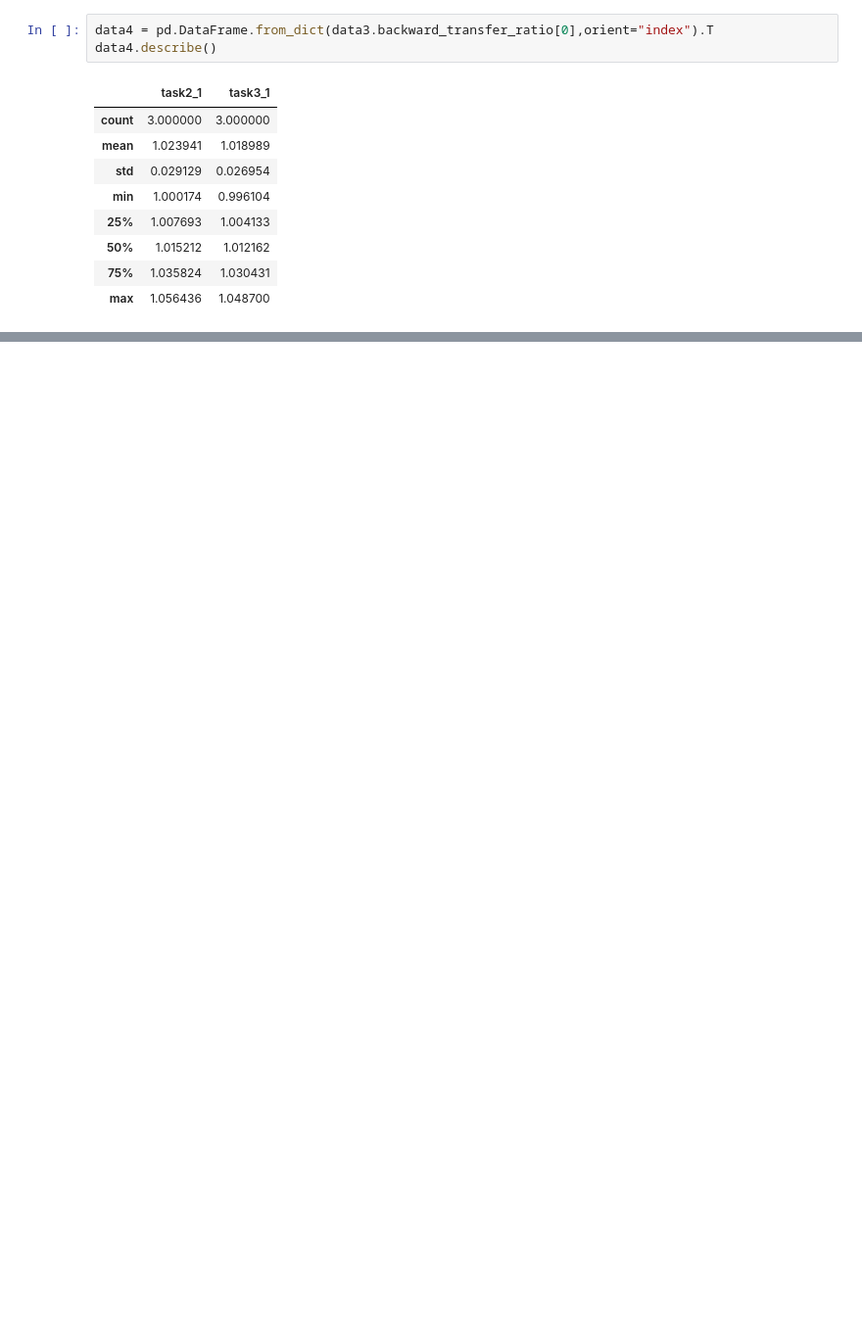
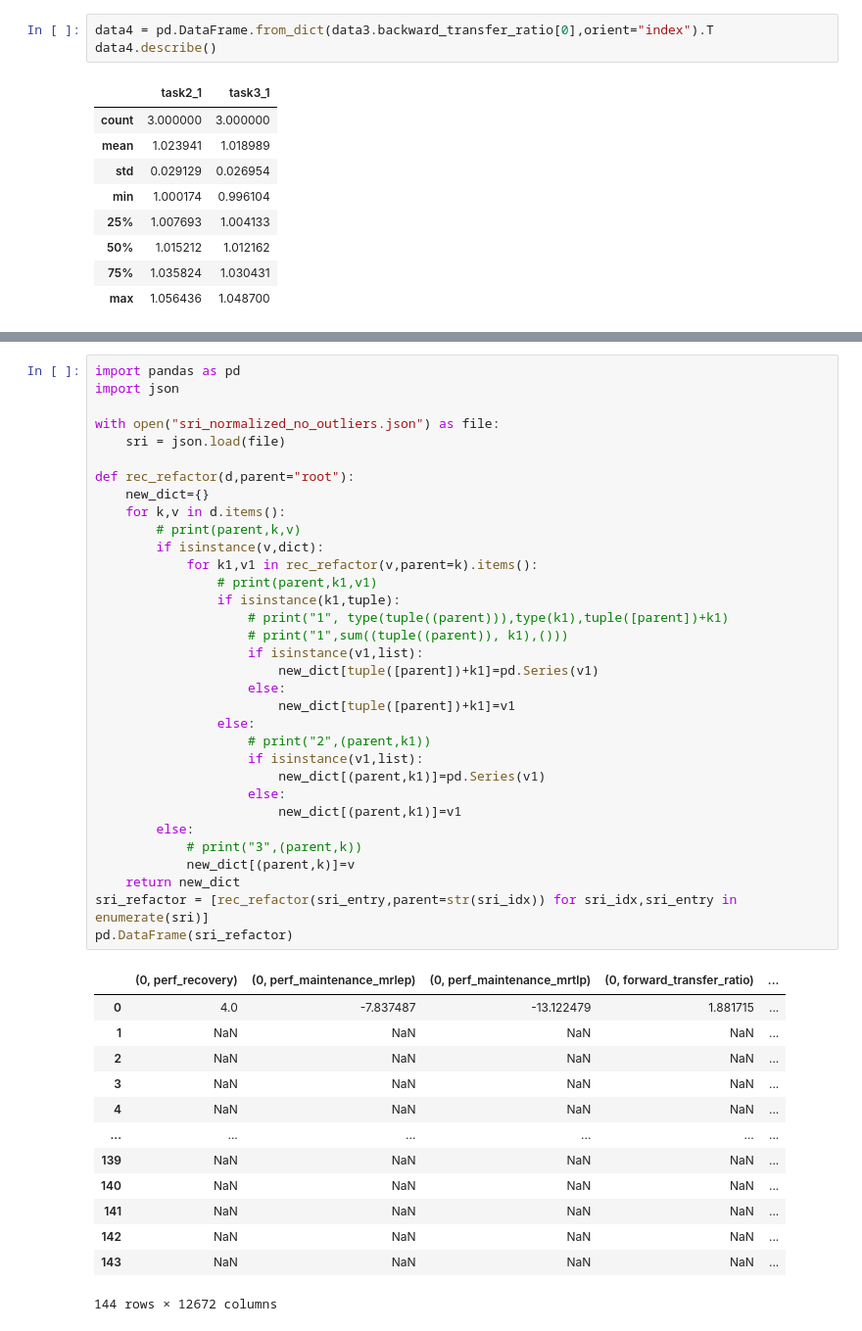
Before and after one commit to lifelong-learning-systems/l2metrics, a Jupyter notebook: examples/multi_task_JSONanalytics.ipynb, the cells around one changed output, grey strips where cells are left out. Shown: that part at 98% size. Drawn from its saved outputs; the diff is of its cells as text; blank space fills up the shorter version.

```diff
--- a/examples/multi_task_JSONanalytics.ipynb
+++ b/examples/multi_task_JSONanalytics.ipynb
@@ -167,0 +287,47 @@ task_metrics.task1_1.num_ex
+# %%
+import pandas as pd
+import json
+
+with open("sri_normalized_no_outliers.json") as file:
+    sri = json.load(file)
+
+def rec_refactor(d,parent="root"):
+    new_dict={}
+    for k,v in d.items():
+        # print(parent,k,v)
+        if isinstance(v,dict):
+            for k1,v1 in rec_refactor(v,parent=k).items():
+                # print(parent,k1,v1)
+                if isinstance(k1,tuple):
+                    # print("1", type(tuple((parent))),type(k1),tuple([parent])+k1)
+                    # print("1",sum((tuple((parent)), k1),()))
+                    if isinstance(v1,list):
+                        new_dict[tuple([parent])+k1]=pd.Series(v1)
+                    else:
+                        new_dict[tuple([parent])+k1]=v1
+                else:
+                    # print("2",(parent,k1))
+                    if isinstance(v1,list):
+                        new_dict[(parent,k1)]=pd.Series(v1)
+                    else:
+                        new_dict[(parent,k1)]=v1
+        else:
+            # print("3",(parent,k))
+            new_dict[(parent,k)]=v
+    return new_dict
+sri_refactor = [rec_refactor(sri_entry,parent=str(sri_idx)) for sri_idx,sri_entry in enumerate(sri)]
+pd.DataFrame(sri_refactor)
+# %% [output]
+|  | (0, perf_recovery) | (0, perf_maintenance_mrlep) | (0, perf_maintenance_mrtlp) | (0, forward_transfer_ratio) | ... |
+| 0 | 4.0 | -7.837487 | -13.122479 | 1.881715 | ... |
+| 1 | NaN | NaN | NaN | NaN | ... |
+| 2 | NaN | NaN | NaN | NaN | ... |
+| 3 | NaN | NaN | NaN | NaN | ... |
+| 4 | NaN | NaN | NaN | NaN | ... |
+| ... | ... | ... | ... | ... | ... |
+| 139 | NaN | NaN | NaN | NaN | ... |
+| 140 | NaN | NaN | NaN | NaN | ... |
+| 141 | NaN | NaN | NaN | NaN | ... |
+| 142 | NaN | NaN | NaN | NaN | ... |
+| 143 | NaN | NaN | NaN | NaN | ... |
+144 rows × 12672 columns
```
Also changed, not shown: parts of 8 cells of this notebook.
